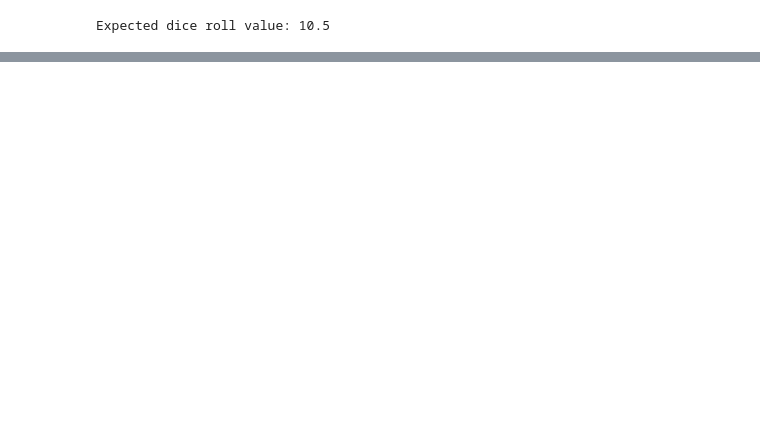
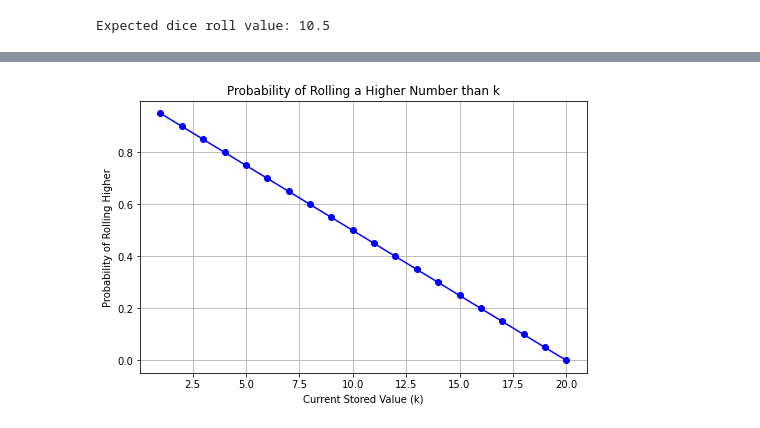
Before and after one commit to gzark1/monte-carlo, a Jupyter notebook: Untitled.ipynb, the cells around one changed output, grey strips where cells are left out. Cells and saved outputs as stored; diff of their text form; code cells hidden in the pictures; blank space fills up the shorter version.

Commit message:
Analyzed some naive strategies, introduced the 'Probability Threshold Strategy' and analyzed it using Monte-Carlo simulations, concluded to 'Optimal Threshold Number' strategy

```diff
--- a/Untitled.ipynb
+++ b/Untitled.ipynb
@@ -138,0 +190,20 @@ So the earnings range for this game is $[0,1980]$
+# %%
+import numpy as np
+import pandas as pd
+from matplotlib import pyplot as plt
+dice = Dice(sides=20)
+
+# Compute probabilities for all possible values k = 1 to 20
+k_values = np.arange(1, dice.sides + 1)
+probabilities = [(dice.sides - k) / dice.sides for k in k_values]
+
+# Plot probability of rolling a higher number than k
+plt.figure(figsize=(8, 5))
+plt.plot(k_values, probabilities, marker='o', linestyle='-', color='blue')
+plt.xlabel("Current Stored Value (k)")
+plt.ylabel("Probability of Rolling Higher")
+plt.title("Probability of Rolling a Higher Number than k")
+plt.grid(True)
+plt.show()
+# %% [output]
+[figure, added]
```
Also changed, not shown: parts of 14 cells of this notebook, 1 other file.
